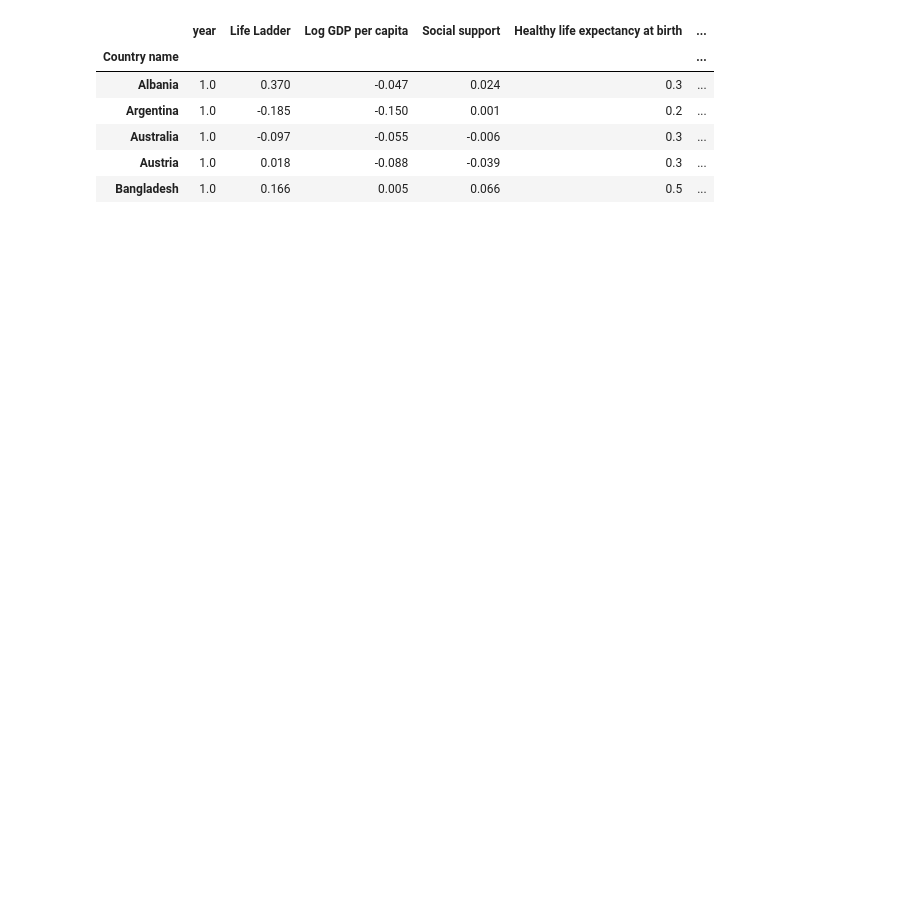
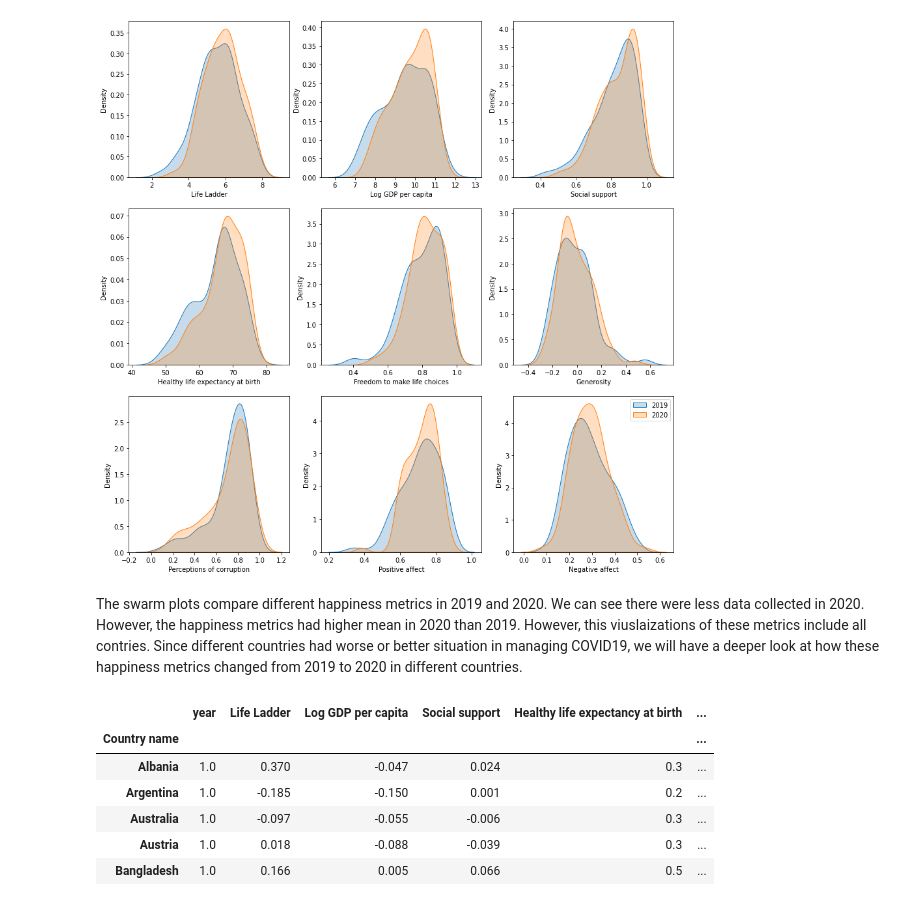
Before and after one commit to nemote95/Kaggle-playground, a Jupyter notebook: world happiness.ipynb, the cells around one changed output. Cells and saved outputs as stored; diff of their text form; code cells hidden in the pictures; blank space fills up the shorter version.

```diff
--- a/world happiness.ipynb
+++ b/world happiness.ipynb
@@ -11 +22,15 @@ import seaborn as sns
+# %%
+#comparing happiness variables in 2019 and 2020
+fig, axes = plt.subplots(3,3,figsize=(15,15))
+happiness_yearly_data = happiness_data_20. join(happiness_data_19, lsuffix = "-20", rsuffix="-19")
+for col_num,col in enumerate(happiness_data.columns[2:]): # the first column is the year
+    sns.kdeplot(data=happiness_data[happiness_data["year"]==2019][col], label="2019", shade=True, ax=axes[col_num//3,col_num%3])
+    sns.kdeplot(data=happiness_data[happiness_data["year"]==2020][col], label="2020", shade=True, ax=axes[col_num//3,col_num%3])
+    #sns.swarmplot(y=happiness_data[happiness_data["year"]>2018][col], x=happiness_data[happiness_data["year"]>2018]["year"],) # Your code here
+    plt.legend()
+plt.show()
+# %% [output]
+[figure, added]
+# %% [markdown]
+The swarm plots compare different happiness metrics in 2019 and 2020. We can see there were less data collected in 2020. However, the happiness metrics had higher mean in 2020 than 2019. However, this viuslaizations of these metrics include all contries. Since different countries had worse or better situation in managing COVID19, we will have a deeper look at how these happiness metrics changed from 2019 to 2020 in different countries.
 # %%
```
Also changed, not shown: parts of 6 cells of this notebook.
